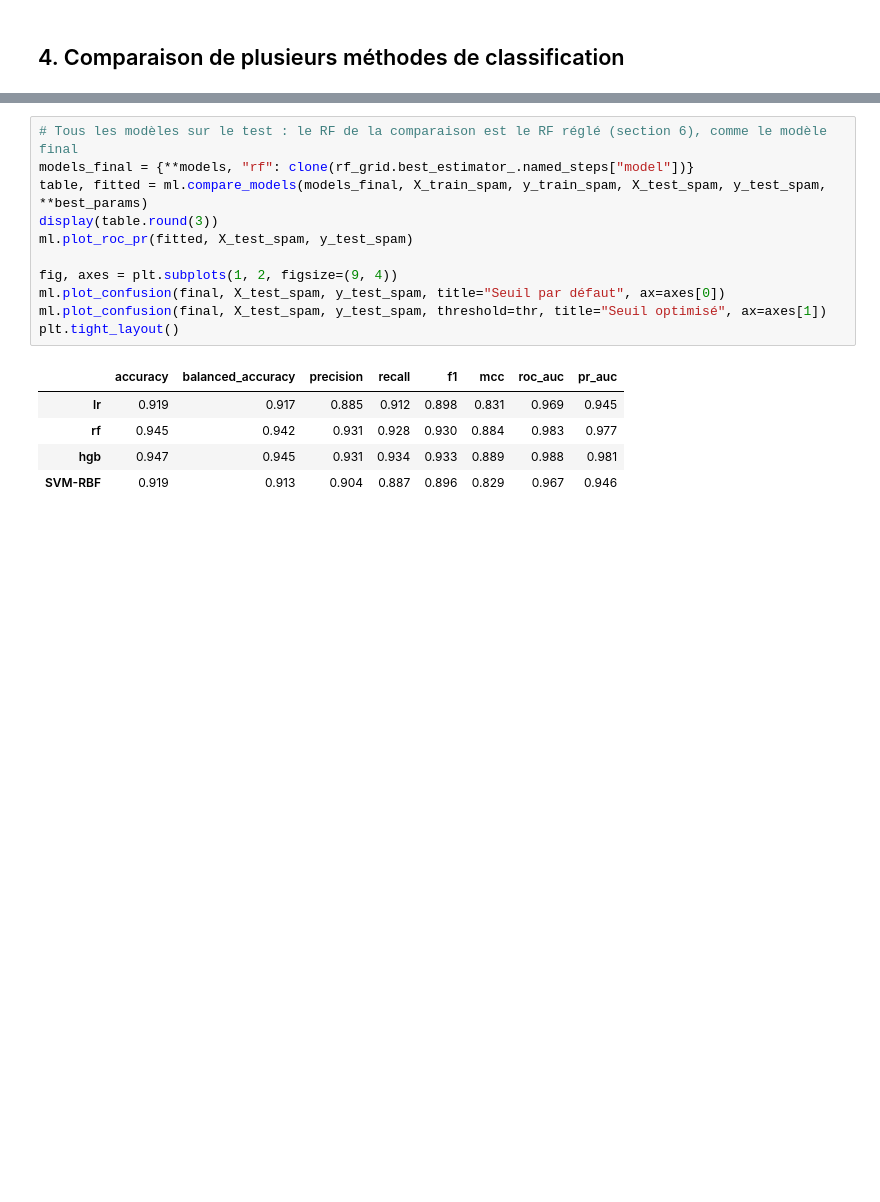
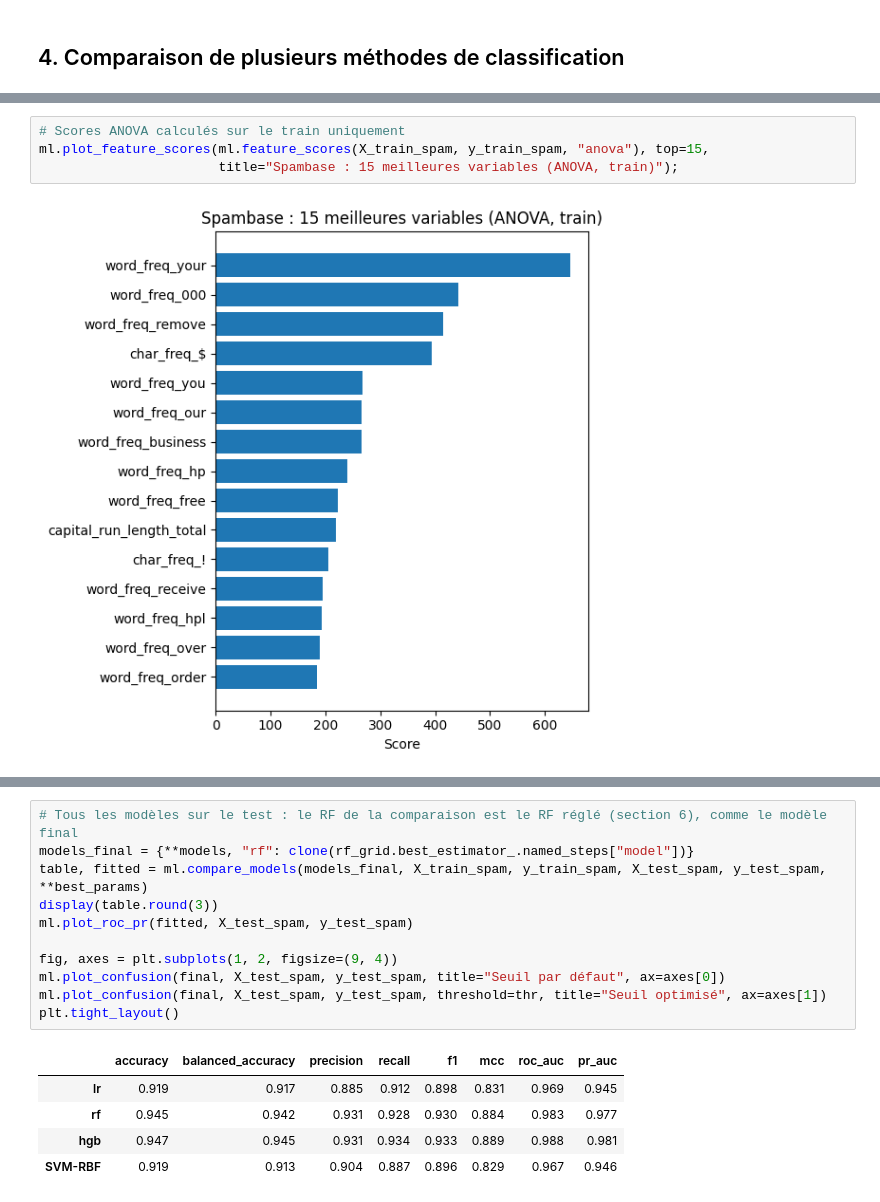
Before and after one commit to j4niro/ml-project, a Jupyter notebook: 01_spambase.ipynb, the cells around one changed output, grey strips where cells are left out. Drawn from its saved outputs; the diff is of its cells as text; blank space fills up the shorter version.

```diff
--- a/01_spambase.ipynb
+++ b/01_spambase.ipynb
@@ -225,0 +246,6 @@ display(
+# %%
+# Scores ANOVA calculés sur le train uniquement
+ml.plot_feature_scores(ml.feature_scores(X_train_spam, y_train_spam, "anova"), top=15,
+                       title="Spambase : 15 meilleures variables (ANOVA, train)");
+# %% [output]
+[figure, added]
```
Also changed, not shown: parts of 18 cells of this notebook, 3 other files.
